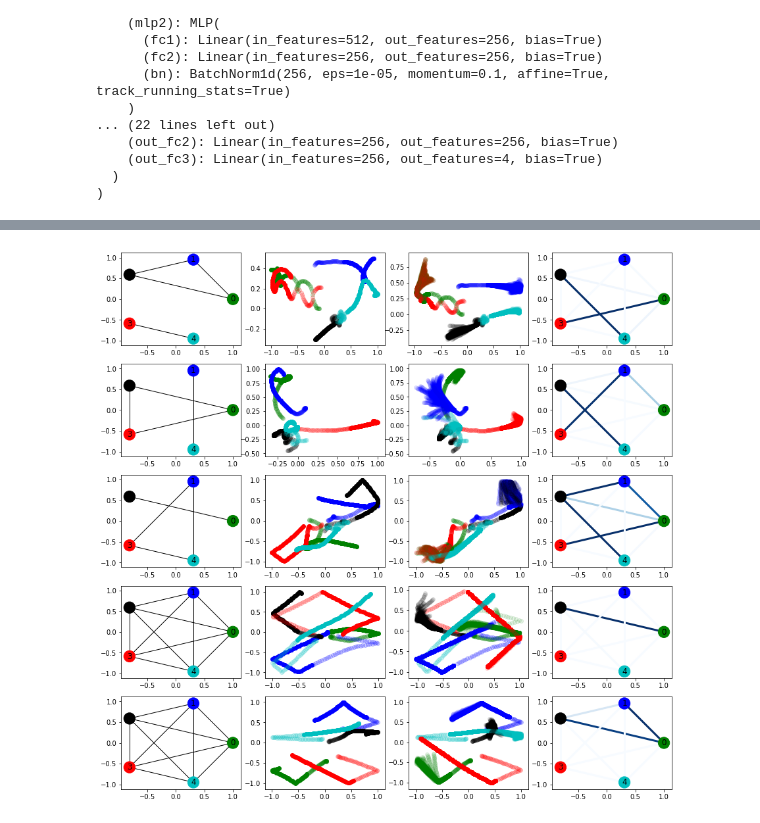
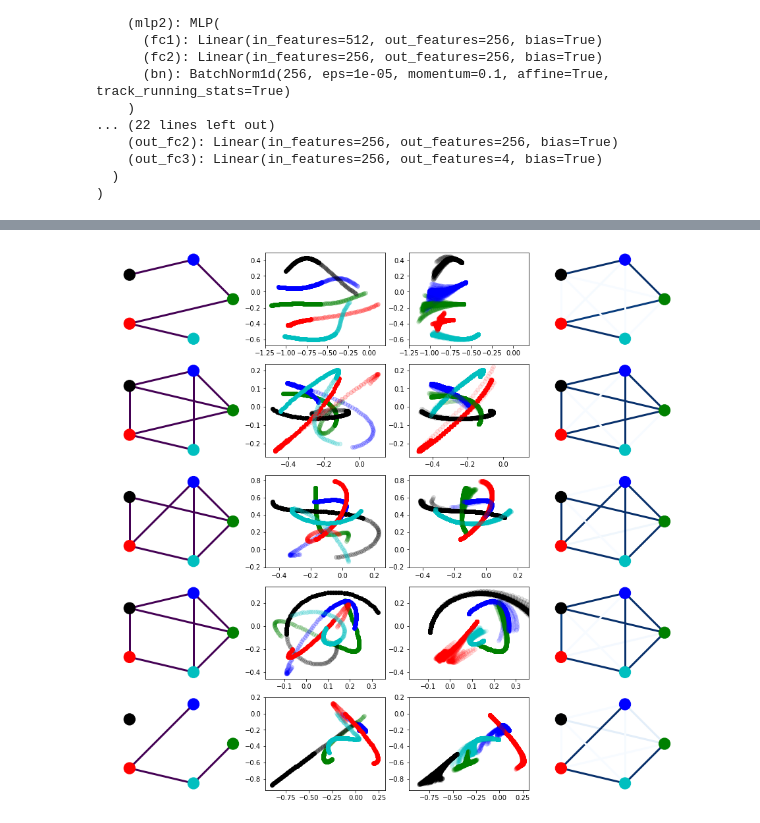
Before and after one commit to ipeter50/discrete_flows, a Jupyter notebook: GNN/GNN.ipynb, the cells around one changed output, grey strips where cells are left out. Cells and saved outputs as stored; diff of their text form; code cells hidden in the pictures.

```diff
--- a/GNN/GNN.ipynb
+++ b/GNN/GNN.ipynb
@@ -32,7 +32,7 @@ for part in range(5):
 from utils import *
 from modules import *
 
-SUFFIX = "_charged5"
+SUFFIX = "_springs5"
 
 train_loader, valid_loader, test_loader, loc_max, loc_min, vel_max, vel_min = load_data(
     64, SUFFIX)
@@ -220,7 +220,7 @@ VAR = 5e-5
 PRIOR =False
 
 
-TAU = Variable(torch.FloatTensor([1.0]), requires_grad=False).cuda()
+TAU = Variable(torch.FloatTensor([0.75]), requires_grad=False).cuda()
 HARD = False
 
 NUM_ATOMS = 5
@@ -499,7 +499,7 @@ batch_complete_data = next(iter(test_loader))
 batch = batch_complete_data[0][10:15]
 edges_b = batch_complete_data[1][10:15]
 batch_edges = edges_b.view((5,5,4)).numpy()
-print(batch_edges)
+
 model.encoder.eval()
 model.decoder.eval()
 
@@ -508,7 +508,7 @@ pred_steps = 50
 n_samples = 50
 
 x = batch.narrow(2,0,49).cuda()
-logits = model.encoder(x, rel_rec, rel_send)
+logits = model.encoder(x, rel_rec, rel_send)*0.4
 
 inputs = batch.transpose(1, 2)
 outputs_list = []
@@ -549,8 +549,10 @@ for sample in range(n_samples):
 
 maps = ['g', 'b', 'k', 'r', 'c']
 
+x_lim = []
+y_lim = []
 
-print(edges_samples[0].shape)
+
 for i, ax in enumerate(axarr.flat):
     b = torch.transpose(batch[i//4], 1,2)
 #     print(b.shape)
@@ -563,16 +565,38 @@ for i, ax in enumerate(axarr.flat):
             edges_list.append(np.array(l))
 
         edges_list = np.array(edges_list)
-        print(edges_list)
+
         graph = nx.Graph()
-        graph = nx.from_numpy_matrix(edges_list)
-        nx.draw_networkx(graph, ax=ax, pos=nx.shell_layout(graph), node_color=maps)
+        if SUFFIX == "_springs5":
+            graph = nx.from_numpy_matrix(edges_list)
+            type_edges = [edges_list[a][b] for (a,b) in graph.edges()]
+            nx.draw(graph,
+                    ax=ax,
+                    pos=nx.shell_layout(graph),
+                    node_color=maps,
+                    edge_color=type_edges,
+                    width = 3)
+        elif SUFFIX == "_charged5":
+            edges_list[edges_list == 0] = -1
+            edges_list = edges_list + np.eye(edges_list.shape[0])
+            graph = nx.from_numpy_matrix(edges_list)
+            type_edges = [edges_list[a][b] for (a,b) in graph.edges()]
+
+            nx.draw(graph,
+                    ax=ax,
+                    pos=nx.shell_layout(graph),
+                    node_color=maps,
+                    edge_cmap=cm.bwr,
+                    edge_color=type_edges,
+                    width = 3)
 
     elif i%4==1:
         for j in range(5):
             cmap = maps[j]
             ax.scatter(b[j][0][:49], b[j][1][:49], c=cmap, alpha = 0.2)
             ax.scatter(b[j][0][49:], b[j][1][49:], c=cmap, alpha = 1)
+            x_lim = ax.get_xlim()
+            y_lim = ax.get_ylim()
 
 
     elif i%4==2:
@@ -580,29 +604,46 @@ for i, ax in enumerate(axarr.flat):
         b = torch.transpose(batch[i//4], 1,2).cpu().detach().numpy()
         for j in range(5):
             cmap = maps[j]
-            ax.scatter(b[j][0][:49], b[j][1][:49], c=cmap, alpha = 0.2)
+            #ax.scatter(b[j][0][:49], b[j][1][:49], c=cmap, alpha = 0.2)
         for output in outputs_list:
             d = torch.transpose(output[i//4], 1,2).numpy()
             for j in range(5):
                 cmap = maps[j]
                 ax.scatter(d[j][0], d[j][1], c=cmap, alpha = 0.1)
+                ax.set_xlim(x_lim)
+                ax.set_ylim(y_lim)
     else:
         edges_list = []
-        resized_edges = edges_samples[0].narrow(-1,0,1)
+        resized_edges = edges_samples[random.randint(0,n_samples-1)].narrow(-1,0,1) #show the graph of a random sample
         for k,part in enumerate(resized_edges.view(5,5,4,-1).numpy()[i//4]):
             l = np.insert(part,k,0)
             edges_list.append(np.array(l))
 
         edges_list = np.array(edges_list)
+        if SUFFIX == "_springs5":
+            graph = nx.Graph()
+            graph = nx.from_numpy_matrix(edges_list)
+            proba_edges = [edges_list[a][b] for (a,b) in graph.edges()]
+            nx.draw(graph,
+                    ax=ax,
+                    pos=nx.shell_layout(graph),
+                    node_color=maps,
+                    edge_cmap=cm.Blues,
+                    edge_color=proba_edges,
+                    width = 3)
+        else:
+            graph = nx.Graph()
+            edges_list[edges_list == 0] = 1e-5
+            edges_list = edges_list + np.eye(edges_list.shape[0])
 
-        graph = nx.Graph()
-        graph = nx.from_numpy_matrix(edges_list)
-        proba_edges = [edges_list[a][b] for (a,b) in graph.edges()]
-        nx.draw_networkx(graph,
-                         ax=ax,
-                         pos=nx.shell_layout(graph),
-                         node_color=maps,
-                         edge_cmap=cm.Blues,
-                         edge_color=proba_edges,
-                         width = 3)
+            graph = nx.from_numpy_matrix(edges_list)
+            proba_edges = [edges_list[a][b] for (a,b) in graph.edges()]
+
+            nx.draw(graph,
+                    ax=ax,
+                    pos=nx.shell_layout(graph),
+                    node_color=maps,
+                    edge_cmap=cm.bwr,
+                    edge_color=proba_edges,
+                    width = 3)
 # %% [output]
@@ -652 +650 @@ torch.Size([5, 20, 2])
-[figure, old version]
+[figure, new version]
```
Also changed, not shown: parts of 8 cells of this notebook.
